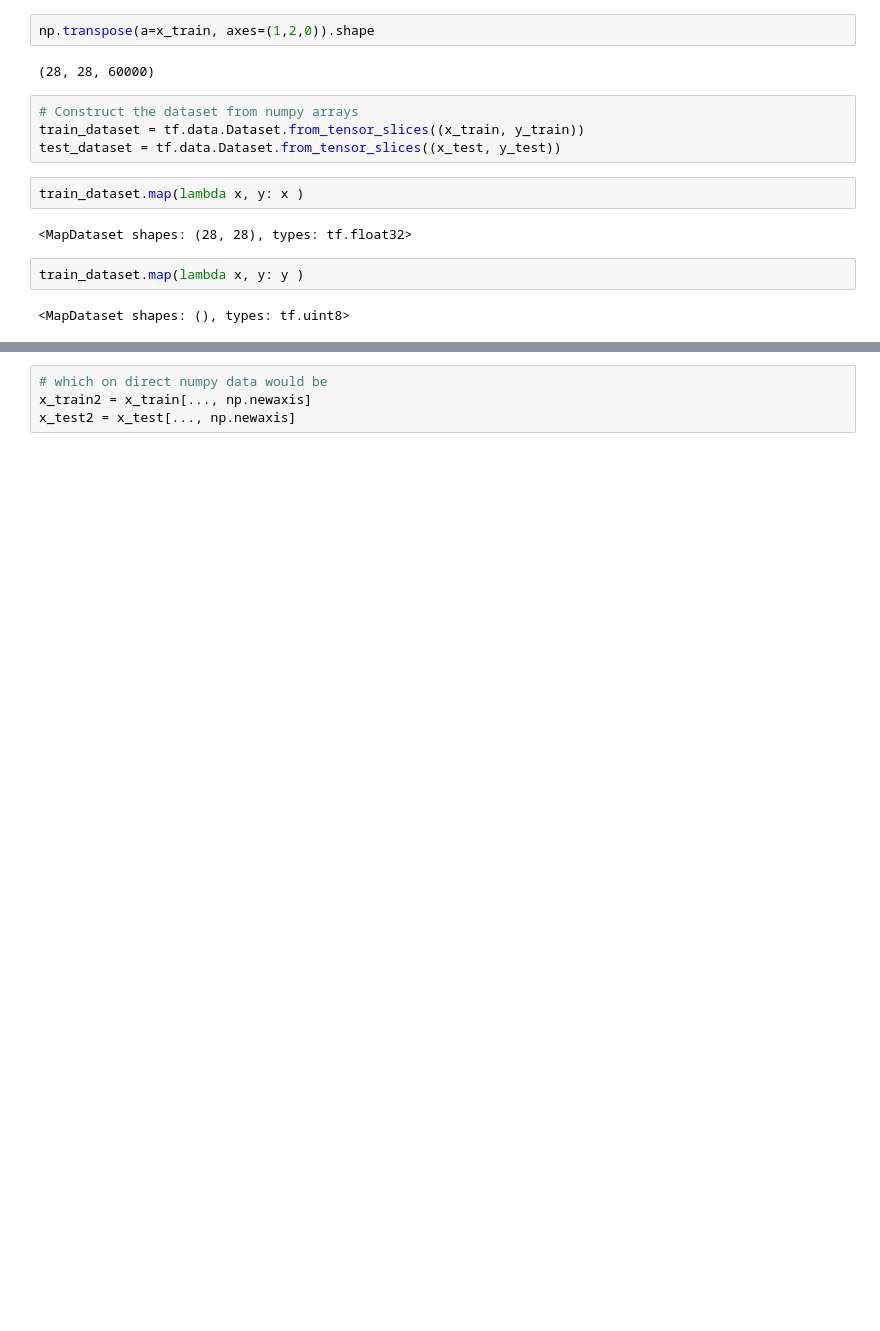
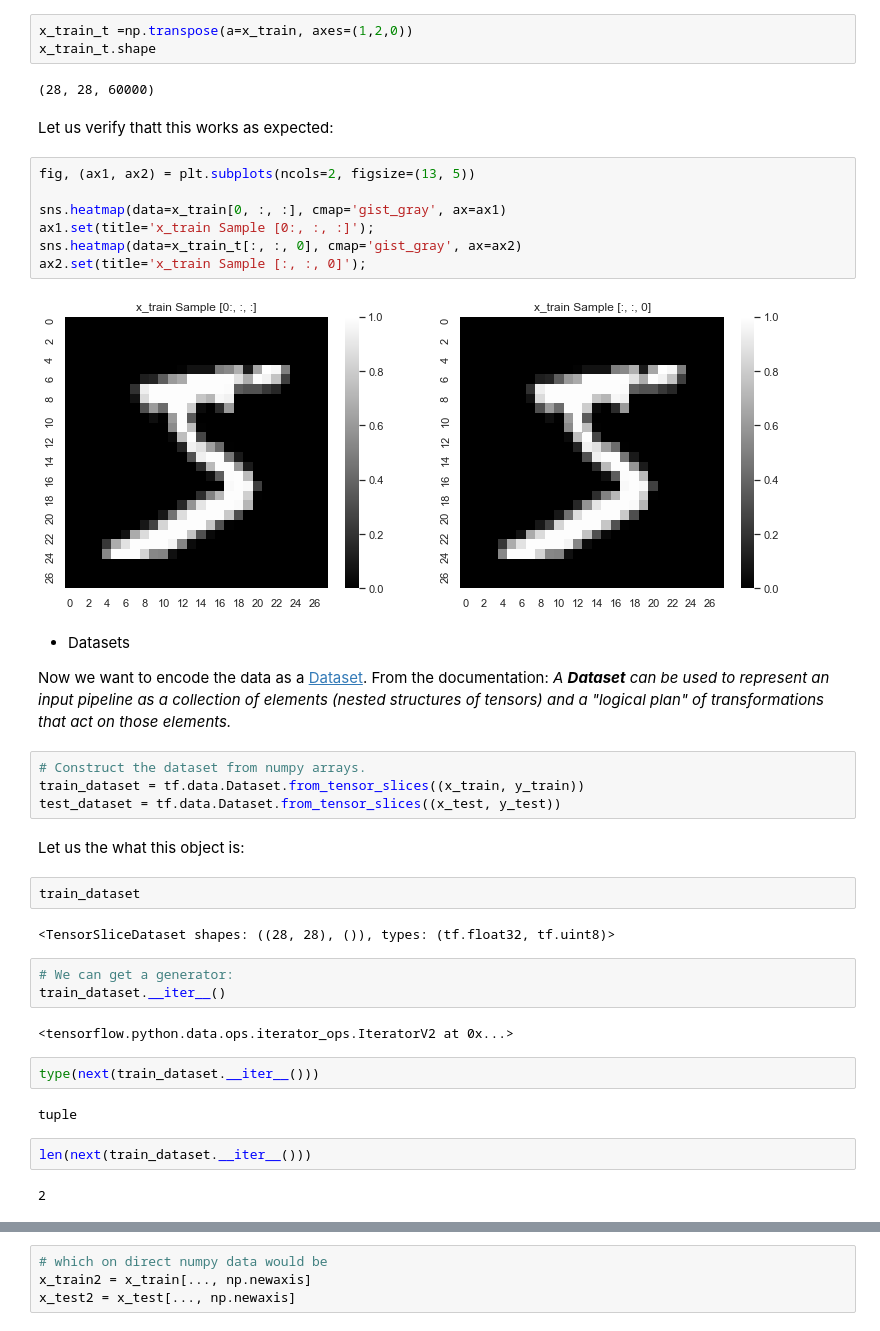
Before and after one commit to juanitorduz/math_deep_learning_summer_school19, a Jupyter notebook: keras/mnist_conv.ipynb, the cells around one changed output, grey strips where cells are left out. Cells and saved outputs as stored; diff of their text form; blank space fills up the shorter version.

Commit message:
first complete version

```diff
--- a/keras/mnist_conv.ipynb
+++ b/keras/mnist_conv.ipynb
@@ -27,16 +35,43 @@ x_train.shape
 # %%
-np.transpose(a=x_train, axes=(1,2,0)).shape
+x_train_t =np.transpose(a=x_train, axes=(1,2,0))
+x_train_t.shape
 # %% [output]
 (28, 28, 60000)
+# %% [markdown]
+Let us verify thatt this works as expected:
+# %%
+fig, (ax1, ax2) = plt.subplots(ncols=2, figsize=(13, 5))
+
+sns.heatmap(data=x_train[0, :, :], cmap='gist_gray', ax=ax1)
+ax1.set(title='x_train Sample [0:, :, :]');
+sns.heatmap(data=x_train_t[:, :, 0], cmap='gist_gray', ax=ax2)
+ax2.set(title='x_train Sample [:, :, 0]');
+# %% [output]
+[figure, added]
+# %% [markdown]
+- Datasets
+
+Now we want to encode the data as a [Dataset](https://www.tensorflow.org/versions/r2.0/api_docs/python/tf/data/Dataset). From the documentation: *A **Dataset** can be used to represent an input pipeline as a collection of elements (nested structures of tensors) and a "logical plan" of transformations that act on those elements.*
 # %%
-# Construct the dataset from numpy arrays
+# Construct the dataset from numpy arrays.
 train_dataset = tf.data.Dataset.from_tensor_slices((x_train, y_train))
 test_dataset = tf.data.Dataset.from_tensor_slices((x_test, y_test))
-# %%
-train_dataset.map(lambda x, y: x )
-# %% [output]
-<MapDataset shapes: (28, 28), types: tf.float32>
-# %%
-train_dataset.map(lambda x, y: y )
-# %% [output]
-<MapDataset shapes: (), types: tf.uint8>
+# %% [markdown]
+Let us the what this object is:
+# %%
+train_dataset
+# %% [output]
+<TensorSliceDataset shapes: ((28, 28), ()), types: (tf.float32, tf.uint8)>
+# %%
+# We can get a generator:
+train_dataset.__iter__()
+# %% [output]
+<tensorflow.python.data.ops.iterator_ops.IteratorV2 at 0x...>
+# %%
+type(next(train_dataset.__iter__()))
+# %% [output]
+tuple
+# %%
+len(next(train_dataset.__iter__()))
+# %% [output]
+2
```
Also changed, not shown: parts of 24 cells of this notebook.
